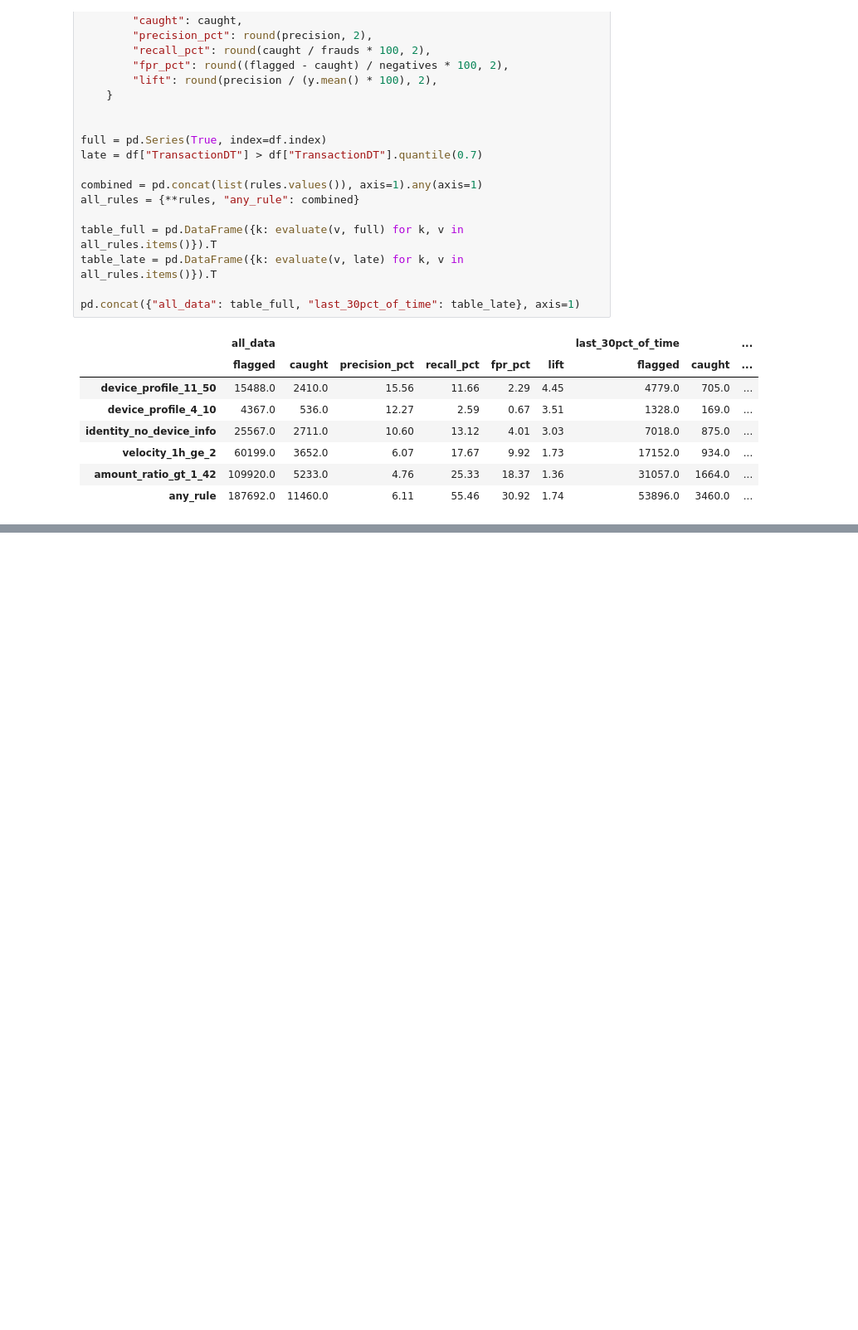
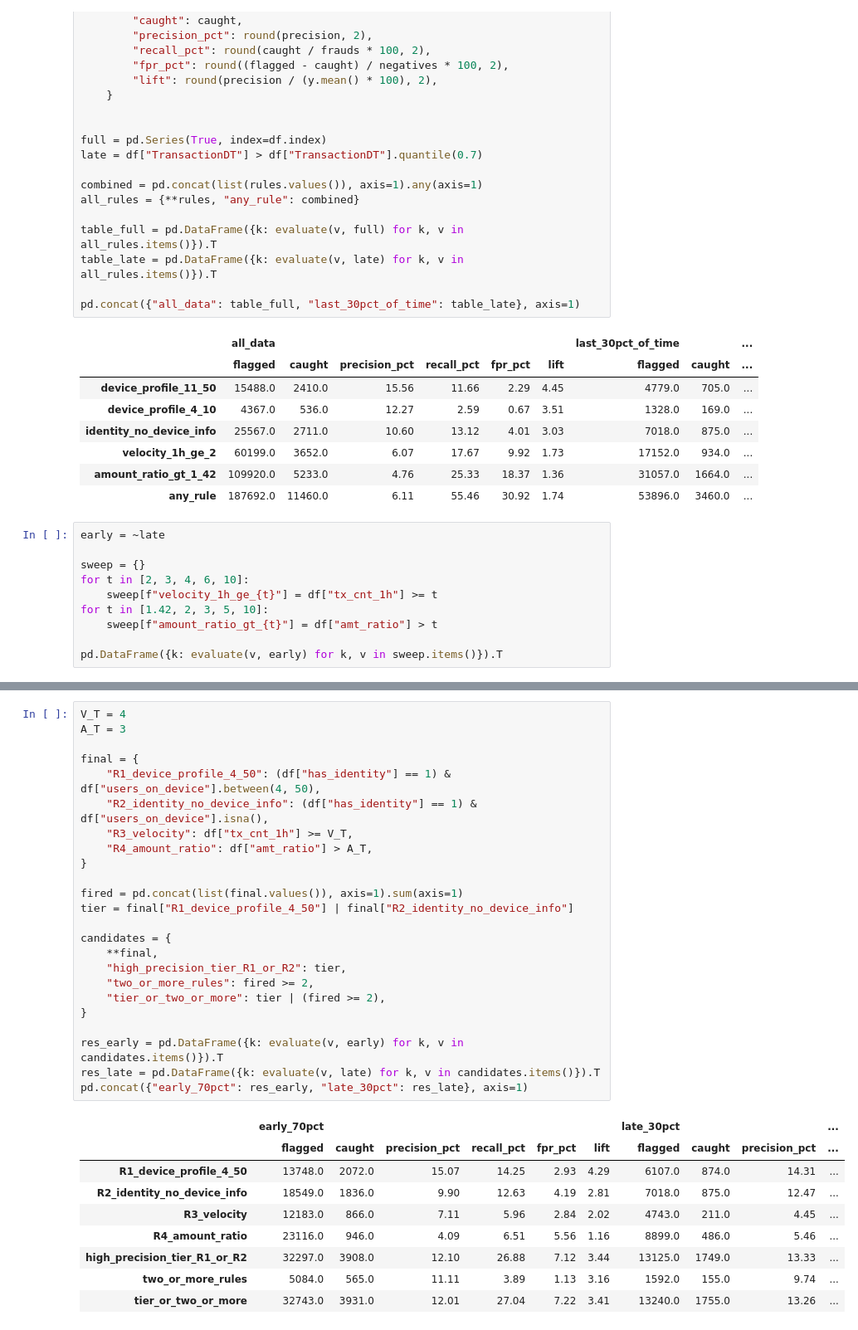
Before and after one commit to Varun-0731/Fraud-Promo-Abuse-Risk-Signal-Lab, a Jupyter notebook: notebooks/01_findings.ipynb, the cells around one changed output, grey strips where cells are left out. Shown at 83% size. Drawn from its saved outputs; the diff is of its cells as text; blank space fills up the shorter version.

Commit message:
turned rules and tiered evaluation

```diff
--- a/notebooks/01_findings.ipynb
+++ b/notebooks/01_findings.ipynb
@@ -136,3 +136,13 @@ pd.concat({"all_data": table_full, "last_30pct_of_time": table_late}, axis=1)
 | velocity_1h_ge_2 | 60199.0 | 3652.0 | 6.07 | 17.67 | 9.92 | 1.73 | 17152.0 | 934.0 | ... |
 | amount_ratio_gt_1_42 | 109920.0 | 5233.0 | 4.76 | 25.33 | 18.37 | 1.36 | 31057.0 | 1664.0 | ... |
 | any_rule | 187692.0 | 11460.0 | 6.11 | 55.46 | 30.92 | 1.74 | 53896.0 | 3460.0 | ... |
+# %%
+early = ~late
+
+sweep = {}
+for t in [2, 3, 4, 6, 10]:
+    sweep[f"velocity_1h_ge_{t}"] = df["tx_cnt_1h"] >= t
+for t in [1.42, 2, 3, 5, 10]:
+    sweep[f"amount_ratio_gt_{t}"] = df["amt_ratio"] > t
+
+pd.DataFrame({k: evaluate(v, early) for k, v in sweep.items()}).T
@@ -138,0 +161,34 @@ pd.concat({"all_data": table_full, "last_30pct_of_time": table_late}, axis=1)
+# %%
+V_T = 4
+A_T = 3
+
+final = {
+    "R1_device_profile_4_50": (df["has_identity"] == 1) & df["users_on_device"].between(4, 50),
+    "R2_identity_no_device_info": (df["has_identity"] == 1) & df["users_on_device"].isna(),
+    "R3_velocity": df["tx_cnt_1h"] >= V_T,
+    "R4_amount_ratio": df["amt_ratio"] > A_T,
+}
+
+fired = pd.concat(list(final.values()), axis=1).sum(axis=1)
+tier = final["R1_device_profile_4_50"] | final["R2_identity_no_device_info"]
+
+candidates = {
+    **final,
+    "high_precision_tier_R1_or_R2": tier,
+    "two_or_more_rules": fired >= 2,
+    "tier_or_two_or_more": tier | (fired >= 2),
+}
+
+res_early = pd.DataFrame({k: evaluate(v, early) for k, v in candidates.items()}).T
+res_late = pd.DataFrame({k: evaluate(v, late) for k, v in candidates.items()}).T
+pd.concat({"early_70pct": res_early, "late_30pct": res_late}, axis=1)
+# %% [output]
+|  | early_70pct |  |  |  |  |  | late_30pct |  |  | ... |
+|  | flagged | caught | precision_pct | recall_pct | fpr_pct | lift | flagged | caught | precision_pct | ... |
+| R1_device_profile_4_50 | 13748.0 | 2072.0 | 15.07 | 14.25 | 2.93 | 4.29 | 6107.0 | 874.0 | 14.31 | ... |
+| R2_identity_no_device_info | 18549.0 | 1836.0 | 9.90 | 12.63 | 4.19 | 2.81 | 7018.0 | 875.0 | 12.47 | ... |
+| R3_velocity | 12183.0 | 866.0 | 7.11 | 5.96 | 2.84 | 2.02 | 4743.0 | 211.0 | 4.45 | ... |
+| R4_amount_ratio | 23116.0 | 946.0 | 4.09 | 6.51 | 5.56 | 1.16 | 8899.0 | 486.0 | 5.46 | ... |
+| high_precision_tier_R1_or_R2 | 32297.0 | 3908.0 | 12.10 | 26.88 | 7.12 | 3.44 | 13125.0 | 1749.0 | 13.33 | ... |
+| two_or_more_rules | 5084.0 | 565.0 | 11.11 | 3.89 | 1.13 | 3.16 | 1592.0 | 155.0 | 9.74 | ... |
+| tier_or_two_or_more | 32743.0 | 3931.0 | 12.01 | 27.04 | 7.22 | 3.41 | 13240.0 | 1755.0 | 13.26 | ... |
```
Also changed, not shown: parts of 2 cells of this notebook.
